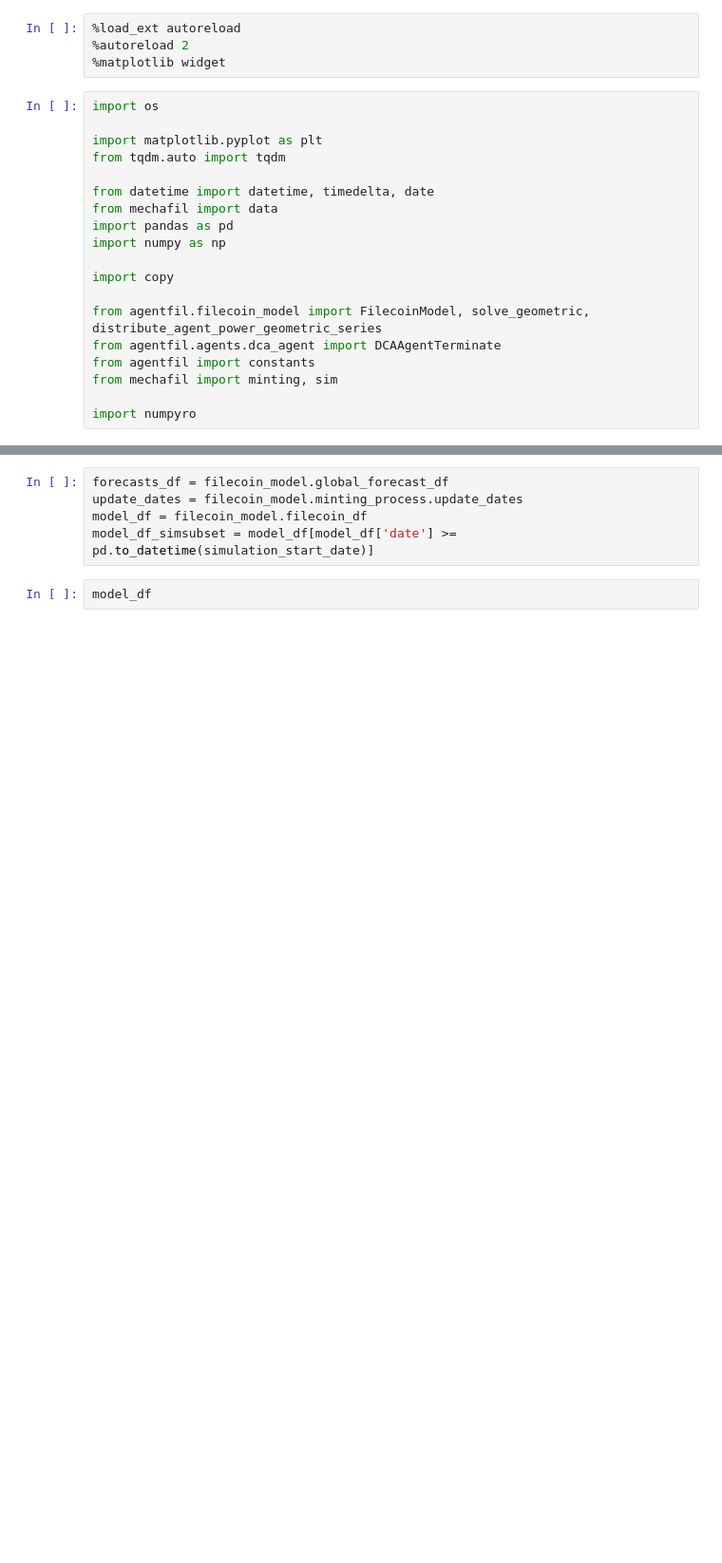
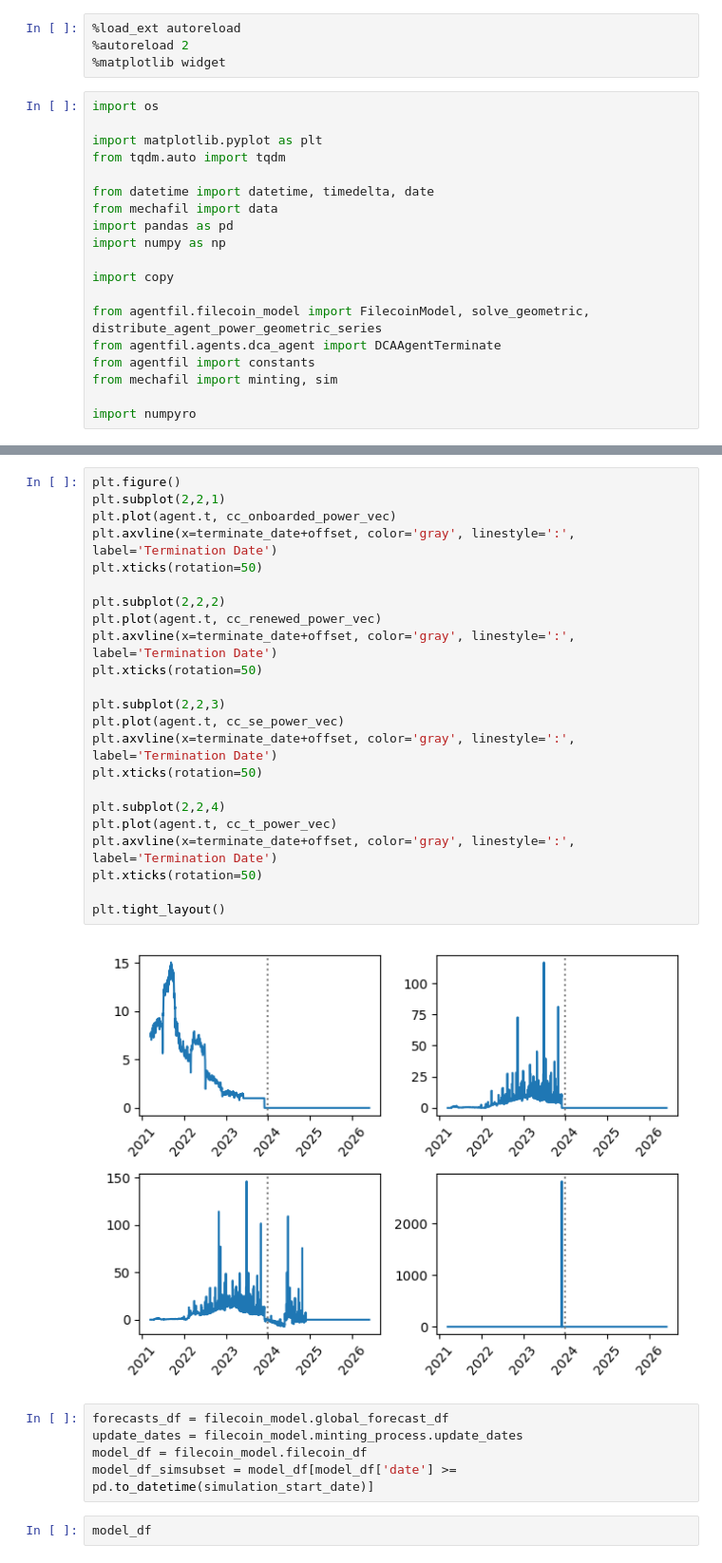
Before and after one commit to protocol/filecoin-agent-twin, a Jupyter notebook: notebooks/terminations/dca_terminate_multipleagent_waves.ipynb, the cells around one changed output, grey strips where cells are left out. Shown at 95% size. Cells and saved outputs as stored; diff of their text form; blank space fills up the shorter version.

```diff
--- a/notebooks/terminations/dca_terminate_multipleagent_waves.ipynb
+++ b/notebooks/terminations/dca_terminate_multipleagent_waves.ipynb
@@ -155,3 +186,28 @@ plt.plot(rb_active_pwr_vec)
+# %%
+plt.figure()
+plt.subplot(2,2,1)
+plt.plot(agent.t, cc_onboarded_power_vec)
+plt.axvline(x=terminate_date+offset, color='gray', linestyle=':', label='Termination Date')
+plt.xticks(rotation=50)
+
+plt.subplot(2,2,2)
+plt.plot(agent.t, cc_renewed_power_vec)
+plt.axvline(x=terminate_date+offset, color='gray', linestyle=':', label='Termination Date')
+plt.xticks(rotation=50)
+
+plt.subplot(2,2,3)
+plt.plot(agent.t, cc_se_power_vec)
+plt.axvline(x=terminate_date+offset, color='gray', linestyle=':', label='Termination Date')
+plt.xticks(rotation=50)
+
+plt.subplot(2,2,4)
+plt.plot(agent.t, cc_t_power_vec)
+plt.axvline(x=terminate_date+offset, color='gray', linestyle=':', label='Termination Date')
+plt.xticks(rotation=50)
+
+plt.tight_layout()
+# %% [output]
+[figure, added]
 # %%
 forecasts_df = filecoin_model.global_forecast_df
 update_dates = filecoin_model.minting_process.update_dates
```
Also changed, not shown: parts of 11 cells of this notebook, 8 other files.
